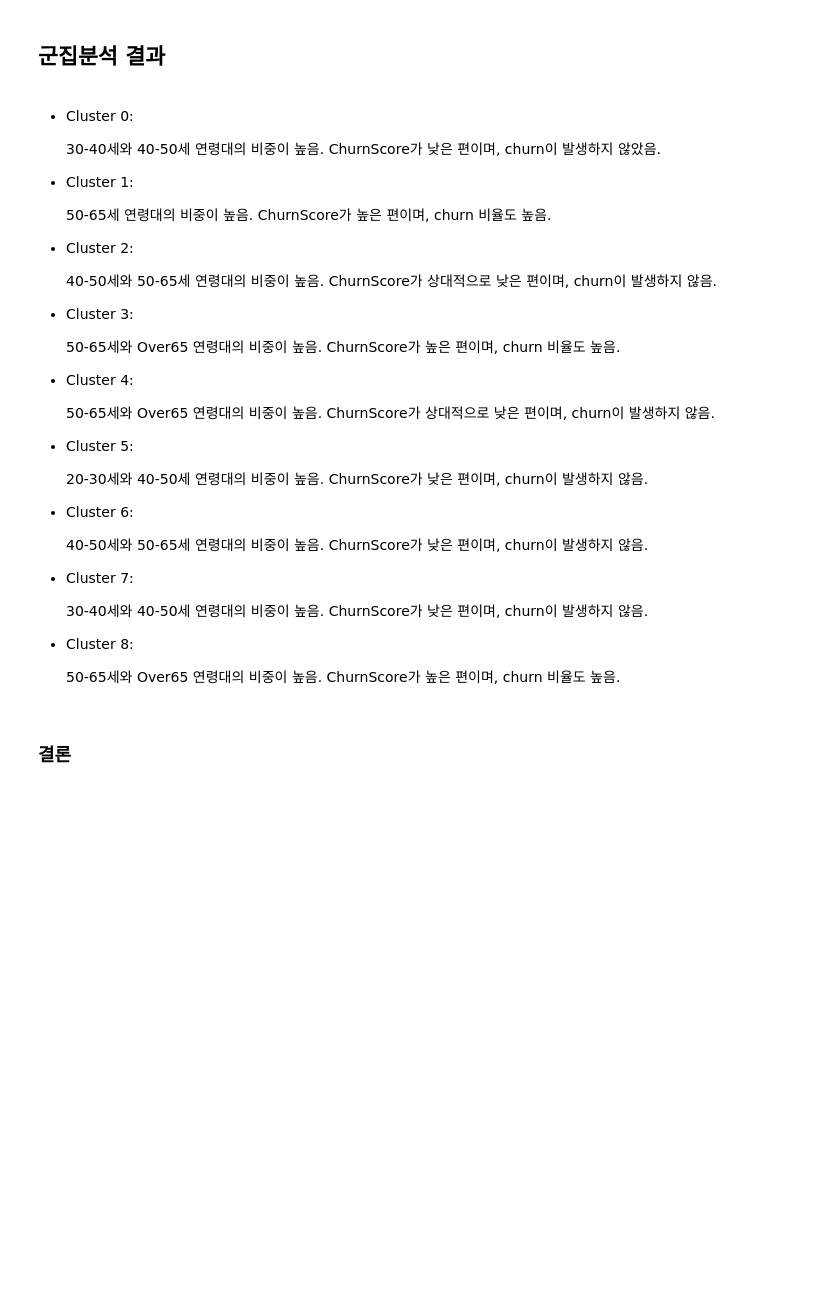
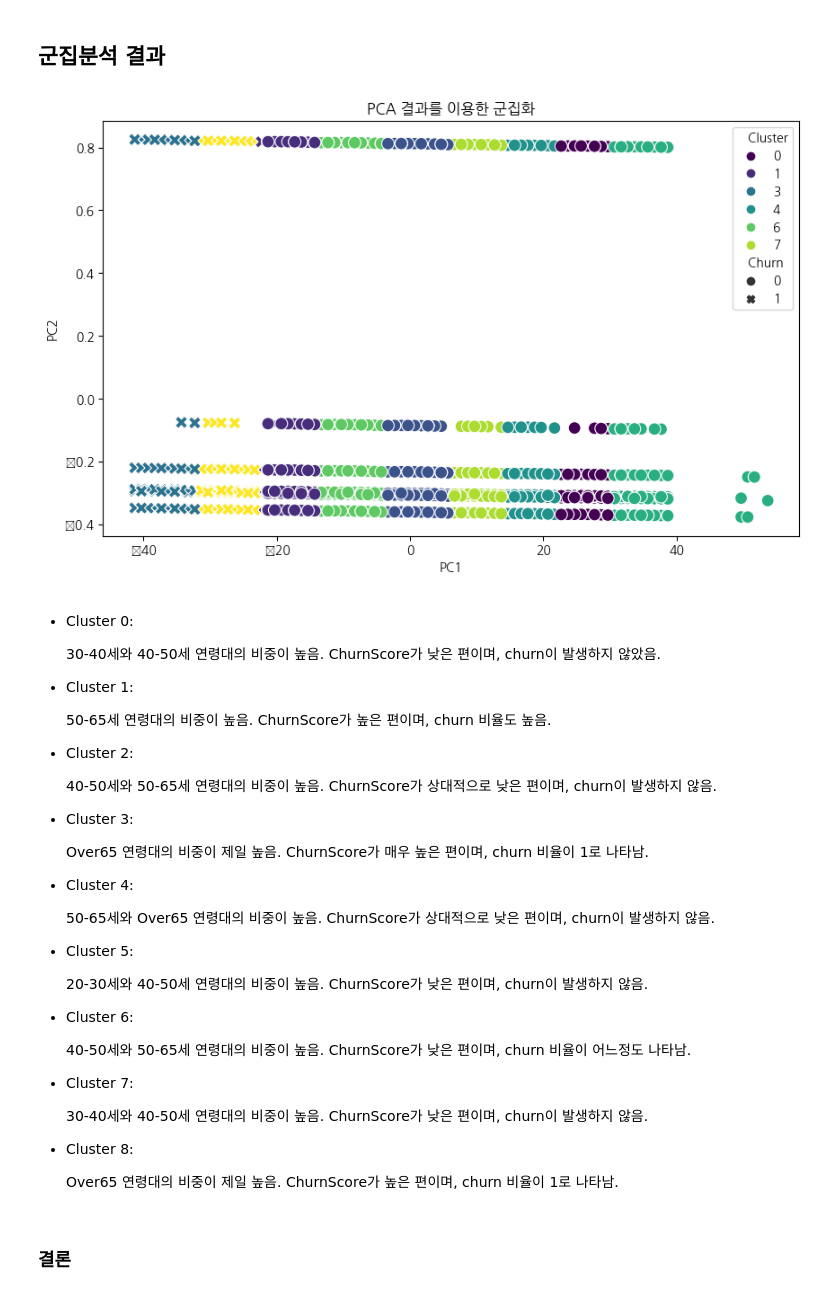
Before and after one commit to HaJeong-K/Multi-Telecom, a Jupyter notebook: 통계분석/군집분석.ipynb, the cells around one changed output. Cells and saved outputs as stored; diff of their text form; code cells hidden in the pictures; blank space fills up the shorter version.

```diff
--- a/통계분석/군집분석.ipynb
+++ b/통계분석/군집분석.ipynb
@@ -635,6 +635,27 @@ Silhouette Analysis Score: 0.501
 7043 rows × 10 columns
 # %% [markdown]
 ## 군집분석 결과
+# %%
+import matplotlib.pyplot as plt
+import seaborn as sns
+from sklearn.decomposition import PCA
+%matplotlib inline
+
+plt.rc("font", family="NanumGothic")
+
+pca = PCA(n_components=2)
+df_selected_pca = pca.fit_transform(df_selected.drop(['Churn', 'Cluster'], axis=1))
+
+pca_df_selected = pd.DataFrame(df_selected_pca, columns=['PC1', 'PC2'])
+pca_df_selected['Cluster'] = df_selected['Cluster']
+pca_df_selected['Churn'] = df_selected['Churn']
+
+plt.figure(figsize=(10, 6))
+sns.scatterplot(x='PC1', y='PC2', hue='Cluster', style='Churn', data=pca_df_selected, palette='viridis', s=100)
+plt.title('PCA 결과를 이용한 군집화')
+plt.show()
+# %% [output]
+[figure, added]
 # %% [markdown]
 - Cluster 0:
 
@@ -650,8 +671,8 @@ Silhouette Analysis Score: 0.501
   ChurnScore가 상대적으로 낮은 편이며, churn이 발생하지 않음.
 - Cluster 3:
 
-  50-65세와 Over65 연령대의 비중이 높음.
-  ChurnScore가 높은 편이며, churn 비율도 높음.
+  Over65 연령대의 비중이 제일 높음.
+  ChurnScore가 매우 높은 편이며, churn 비율이 1로 나타남.
 - Cluster 4:
 
   50-65세와 Over65 연령대의 비중이 높음.
@@ -663,15 +684,15 @@ Silhouette Analysis Score: 0.501
 - Cluster 6:
 
   40-50세와 50-65세 연령대의 비중이 높음.
-  ChurnScore가 낮은 편이며, churn이 발생하지 않음.
+  ChurnScore가 낮은 편이며, churn 비율이 어느정도 나타남.
 - Cluster 7:
 
   30-40세와 40-50세 연령대의 비중이 높음.
   ChurnScore가 낮은 편이며, churn이 발생하지 않음.
 - Cluster 8:
 
-  50-65세와 Over65 연령대의 비중이 높음.
-  ChurnScore가 높은 편이며, churn 비율도 높음.
+  Over65 연령대의 비중이 제일 높음.
+  ChurnScore가 높은 편이며, churn 비율이 1로 나타남.
 # %% [markdown]
 ### 결론
 # %% [markdown]
```
